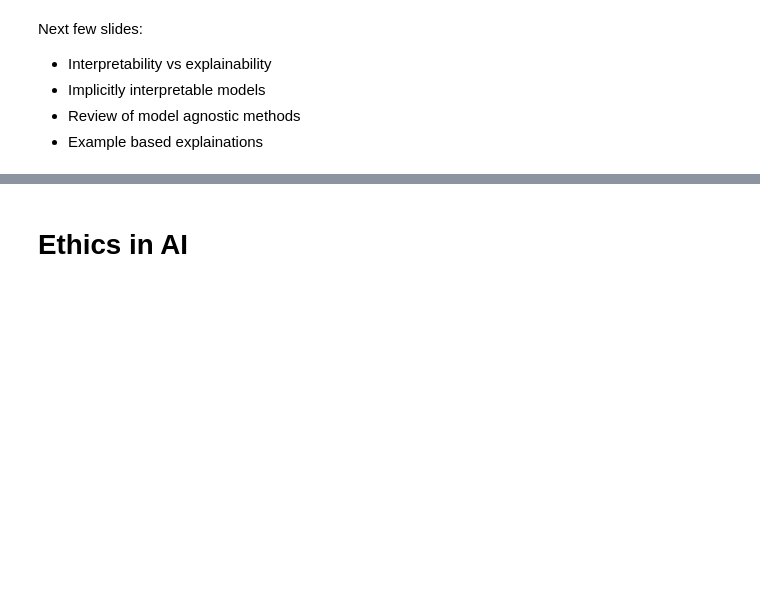
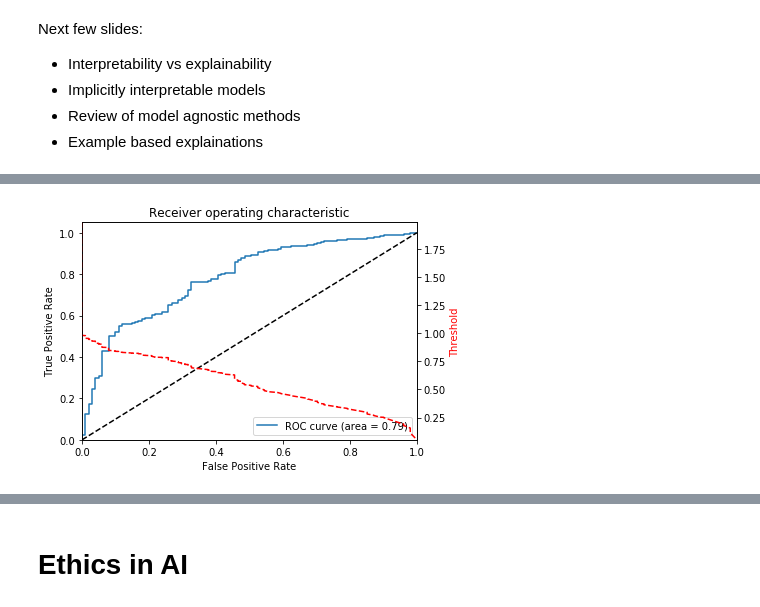
Before and after one commit to jpsmithnl/notebooks, a Jupyter notebook: notebooks/Humans+AI_presentation.ipynb, the cells around one changed output, grey strips where cells are left out. Drawn from its saved outputs; the diff is of its cells as text; code cells hidden in the pictures; blank space fills up the shorter version.

```diff
--- a/notebooks/Humans+AI_presentation.ipynb
+++ b/notebooks/Humans+AI_presentation.ipynb
@@ -76,0 +129,34 @@ Next few slides:
+# %%
+from xgboost import XGBClassifier
+
+# train XGBoost model
+model = XGBClassifier()
+model.fit(X_train, y_train)
+y_predicted = model.predict(X_test)
+y_probability = model.predict_proba(X_test)
+# %%
+%matplotlib inline
+from sklearn.metrics import roc_curve, auc
+import matplotlib.pyplot as plt
+
+fpr, tpr, thresholds = roc_curve(y_test, y_probability[:,1])
+roc_auc = auc(fpr, tpr)
+
+fig, ax = plt.subplots()
+ax.plot(fpr, tpr, label='ROC curve (area = %0.2f)' % (roc_auc))
+ax.plot([0, 1], [0, 1], 'k--')
+ax.set_xlim([0.0, 1.0])
+ax.set_ylim([0.0, 1.05])
+ax.set_xlabel('False Positive Rate')
+ax.set_ylabel('True Positive Rate')
+ax.set_title('Receiver operating characteristic')
+ax.legend(loc="lower right")
+
+# create the axis of thresholds (scores)
+ax2 = ax.twinx()
+ax2.plot(fpr, thresholds, markeredgecolor='r',linestyle='dashed', color='r')
+ax2.set_ylabel('Threshold',color='r')
+ax2.set_ylim([thresholds[-1],thresholds[0]])
+ax2.set_xlim([fpr[0],fpr[-1]]);
+# %% [output]
+[figure, added]
```
Also changed, not shown: parts of 11 cells of this notebook, 11 other files.
